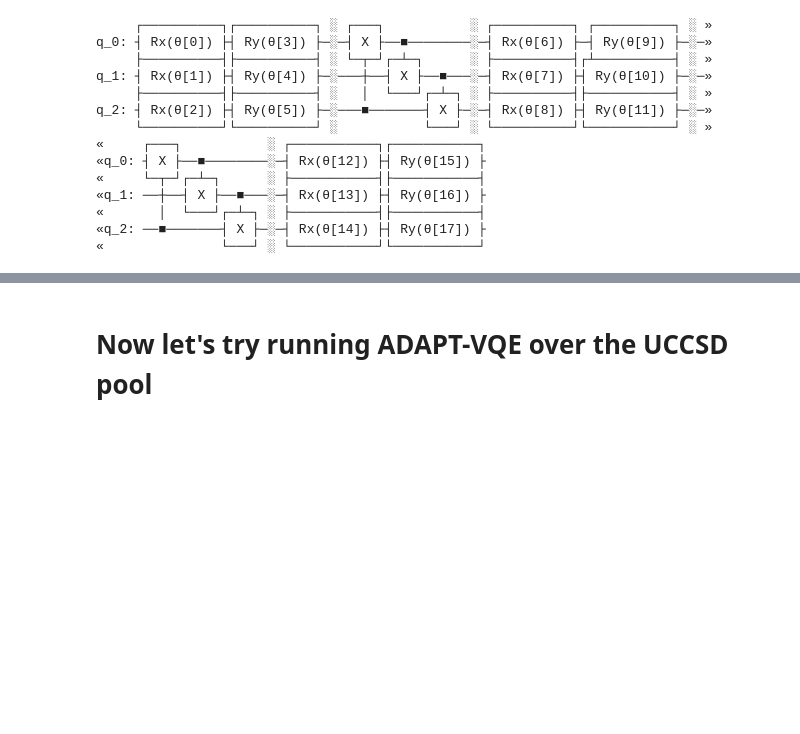
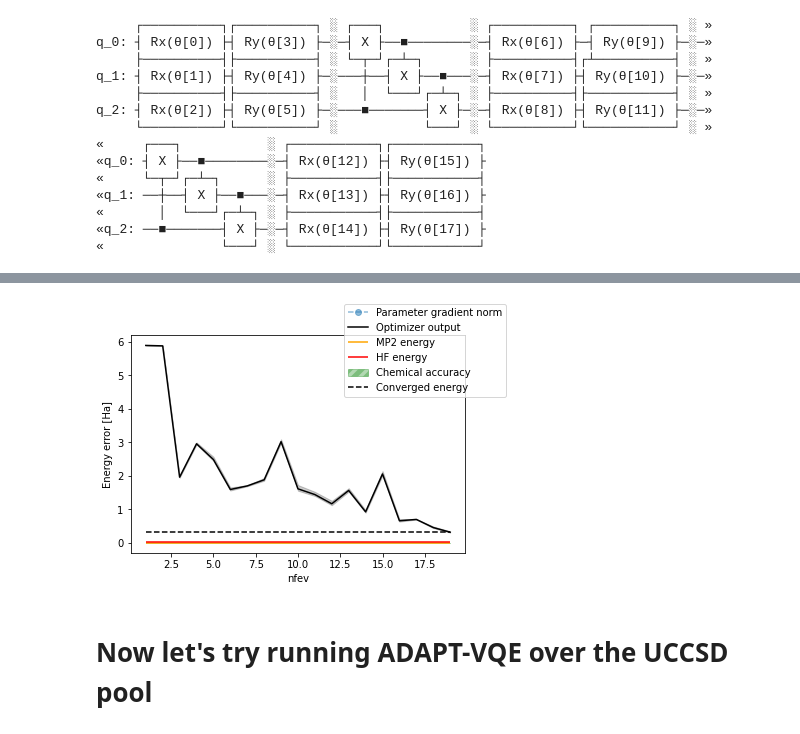
Before and after one commit to UCL-CCS/symmer, a Jupyter notebook: notebooks/draft/VQE_Runtime usage.ipynb, the cells around one changed output, grey strips where cells are left out. Drawn from its saved outputs; the diff is of its cells as text; code cells hidden in the pictures; blank space fills up the shorter version.

```diff
--- a/notebooks/draft/VQE_Runtime usage.ipynb
+++ b/notebooks/draft/VQE_Runtime usage.ipynb
@@ -143,7 +142,7 @@ We will specify the Symmer VQE runtime program by its program_id:
 #program_id = service.upload_program(data="../../symmer/simulation/vqe_runtime.py", metadata=meta)
 program_id = 'symmer-vqe-Ve6OdoVd8X'
 # %%
-#service.update_program(program_id=program_id, data="../../symmer/simulation/vqe_runtime.py", metadata=meta)
+service.update_program(program_id=program_id, data="../../symmer/simulation/vqe_runtime.py", metadata=meta)
 # service.delete_program(program_id) # to delete program
 # %%
 prog = service.program(program_id)
@@ -205,8 +206,8 @@ inputs = {
         "optimizer": 'SLSQP',
         "opt_setting": {"maxiter":10, "gtol": 1e-6},
     # expectation value estimation options
-        "n_shots": 2**12, # 18 < np.log2(0.0016**-2) < 19
-        "n_realize":5,
+        "n_shots": 2**10, # 18 < np.log2(0.0016**-2) < 19
+        "n_realize":3,
         "mitigate_errors": True
 }
 
@@ -233,5 +252,31 @@ None
 # %%
-#plot
+from matplotlib import pyplot as plt
+
+plt.rc('hatch', color='k', linewidth=5)
+fig, axis = plt.subplots()
+
+X,Y_stddev = zip(*interim_values['stddev'])
+X,Y = zip(*interim_values['values'])
+X,Y = np.array(X), np.array(Y)
+axis.hlines(molecule.mp2_energy - molecule.fci_energy, 1, len(X), color='orange', label='MP2 energy')
+axis.hlines(molecule.hf_energy - molecule.fci_energy, 1, len(X), color='red', label='HF energy')
+axis.fill_between(X, -0.0016, 0.0016, alpha=0.3, color='green', label='Chemical accuracy', hatch=r"//")
+axis.plot([], [], alpha=0.5, marker='o', ls='--', label='Parameter gradient norm')
+
+Y_error = Y - molecule.fci_energy
+axis.plot(X, Y_error, color='black', label='Optimizer output')
+axis.hlines(vqe_result['fun'] - molecule.fci_energy, 1, len(X), color='black', label='Converged energy', ls='--')
+axis.fill_between(X, Y_error - Y_stddev, Y_upper + Y_stddev, alpha=0.2, color='black')
+
+axis.set_xlabel('nfev')
+axis.set_ylabel('Energy error [Ha]')
+#axis.set_ylim([np.min(Y_error)*2,(molecule.hf_energy-molecule.fci_energy)*2])
+#axis.set_yscale('log')
+
+fig.legend()
+plt.show()
+# %% [output]
+[figure, added]
 # %% [markdown]
 # Now let's try running ADAPT-VQE over the UCCSD pool
 # %% [markdown]
```
Also changed, not shown: parts of 21 cells of this notebook, 1 other file.
